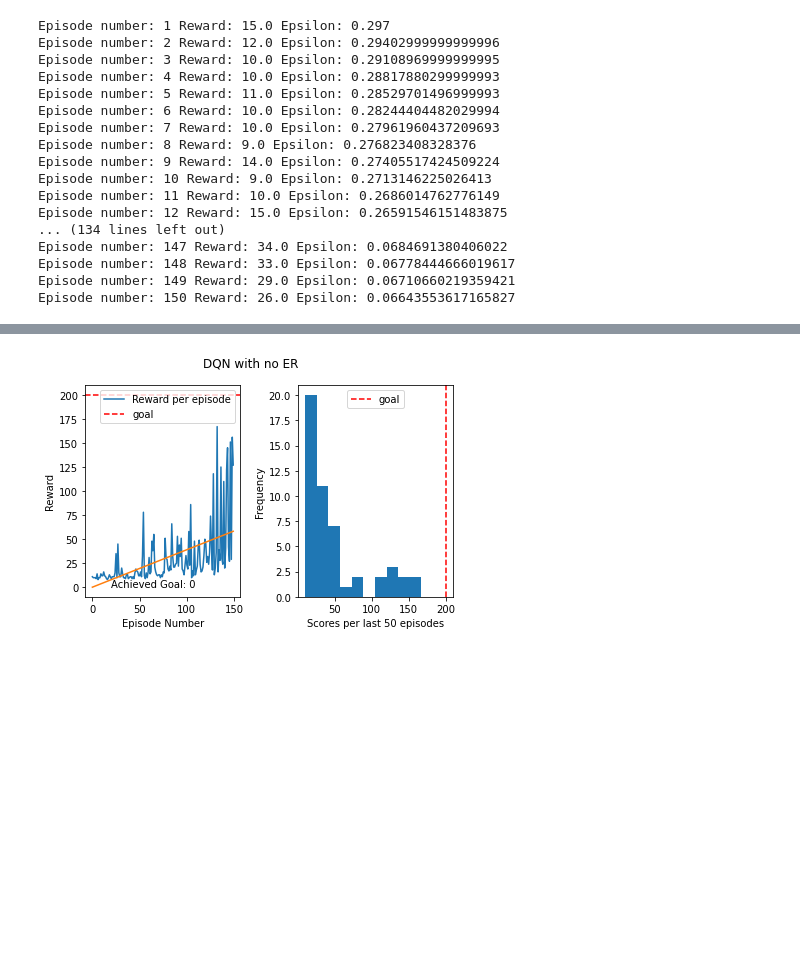
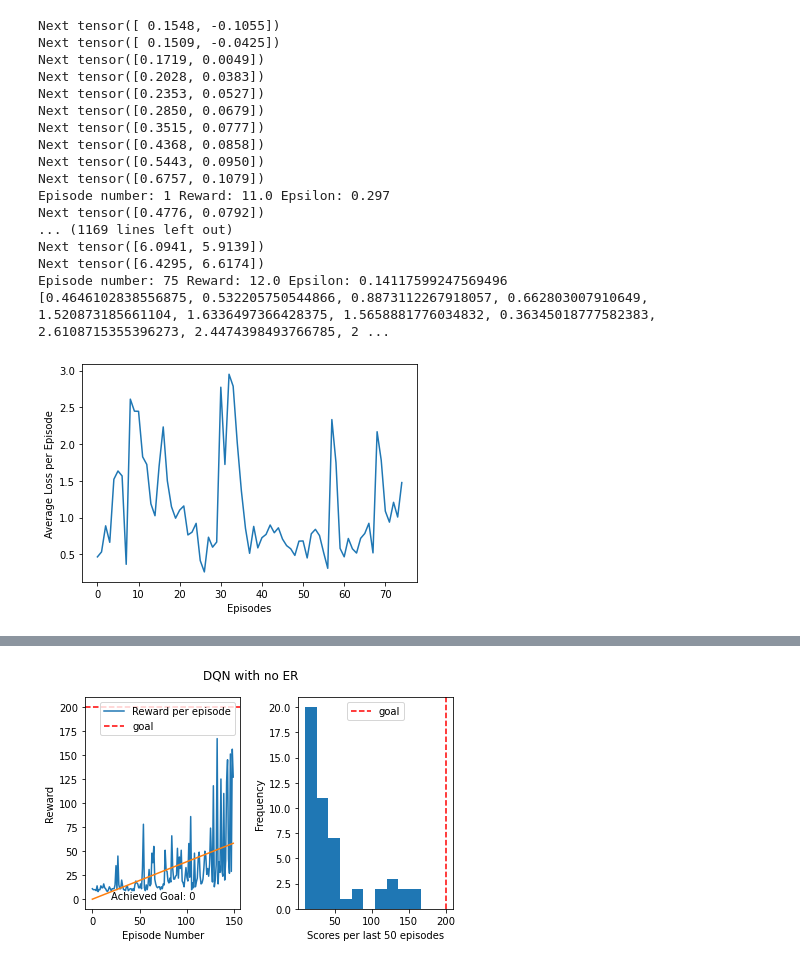
Before and after one commit to Dylan-Trollope/MSCDissertation, a Jupyter notebook: CartPole/SingleReplay.ipynb, the cells around one changed output, grey strips where cells are left out. Saved outputs shown, nothing was run; the diff lists cells and outputs as text; code cells hidden in the pictures; blank space fills up the shorter version.

```diff
--- a/CartPole/SingleReplay.ipynb
+++ b/CartPole/SingleReplay.ipynb
@@ -119,22 +142,29 @@ env = gym.make("CartPole-v1")
 obs_dim = env.observation_space.shape[0]
 action_dim = env.action_space.n
 model = DQN(obs_dim, action_dim, lr)
-rewards, goals = train(env, model, episodes, gamma, epsilon, decay)
+rewards, goals, mean_loss, actual_0, predicted_0, actual_1, predicted_1 = train(env, model, episodes, gamma, epsilon, decay)
 # %% [output]
-Episode number: 1 Reward: 15.0 Epsilon: 0.297
-Episode number: 2 Reward: 12.0 Epsilon: 0.29402999999999996
-Episode number: 3 Reward: 10.0 Epsilon: 0.29108969999999995
-Episode number: 4 Reward: 10.0 Epsilon: 0.28817880299999993
-Episode number: 5 Reward: 11.0 Epsilon: 0.28529701496999993
-Episode number: 6 Reward: 10.0 Epsilon: 0.28244404482029994
-Episode number: 7 Reward: 10.0 Epsilon: 0.27961960437209693
-Episode number: 8 Reward: 9.0 Epsilon: 0.276823408328376
-Episode number: 9 Reward: 14.0 Epsilon: 0.27405517424509224
-Episode number: 10 Reward: 9.0 Epsilon: 0.2713146225026413
-Episode number: 11 Reward: 10.0 Epsilon: 0.2686014762776149
-Episode number: 12 Reward: 15.0 Epsilon: 0.26591546151483875
-... (134 lines left out)
-Episode number: 147 Reward: 34.0 Epsilon: 0.0684691380406022
-Episode number: 148 Reward: 33.0 Epsilon: 0.06778444666019617
-Episode number: 149 Reward: 29.0 Epsilon: 0.06710660219359421
-Episode number: 150 Reward: 26.0 Epsilon: 0.06643553617165827
+Next tensor([ 0.1548, -0.1055])
+Next tensor([ 0.1509, -0.0425])
+Next tensor([0.1719, 0.0049])
+Next tensor([0.2028, 0.0383])
+Next tensor([0.2353, 0.0527])
+Next tensor([0.2850, 0.0679])
+Next tensor([0.3515, 0.0777])
+Next tensor([0.4368, 0.0858])
+Next tensor([0.5443, 0.0950])
+Next tensor([0.6757, 0.1079])
+Episode number: 1 Reward: 11.0 Epsilon: 0.297
+Next tensor([0.4776, 0.0792])
+... (1169 lines left out)
+Next tensor([6.0941, 5.9139])
+Next tensor([6.4295, 6.6174])
+Episode number: 75 Reward: 12.0 Epsilon: 0.14117599247569496
+[0.4646102838556875, 0.532205750544866, 0.8873112267918057, 0.662803007910649, 1.520873185661104, 1.6336497366428375, 1.5658881776034832, 0.36345018777582383, 2.6108715355396273, 2.4474398493766785, 2 ...
+# %%
+plt.plot(range(episodes), mean_loss)
+plt.xlabel("Episodes")
+plt.ylabel("Average Loss per Episode")
+plt.show()
+# %% [output]
+[figure, added]
```
Also changed, not shown: parts of 10 cells of this notebook, 11 other files.
